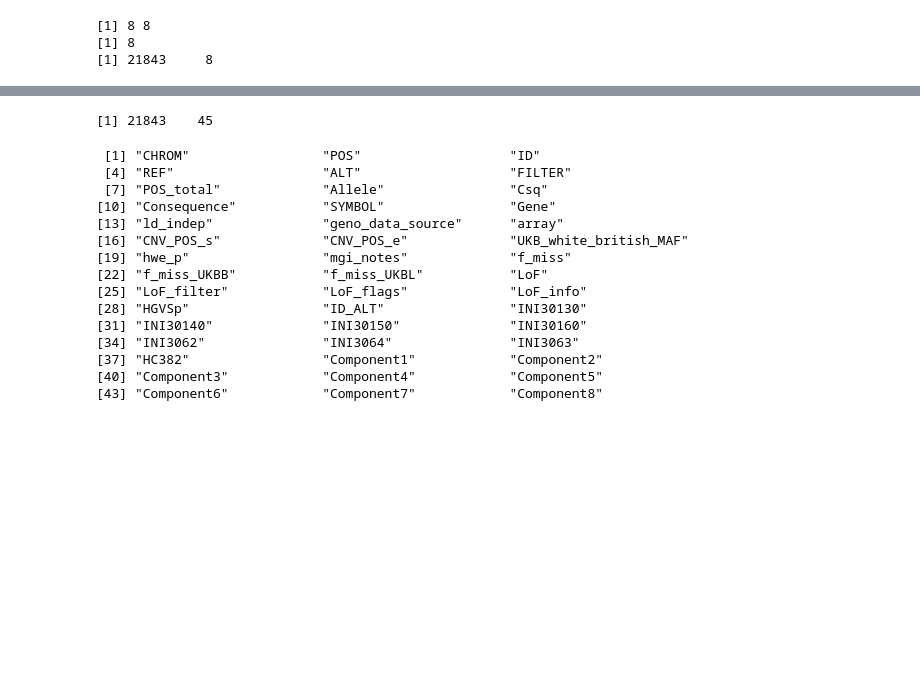
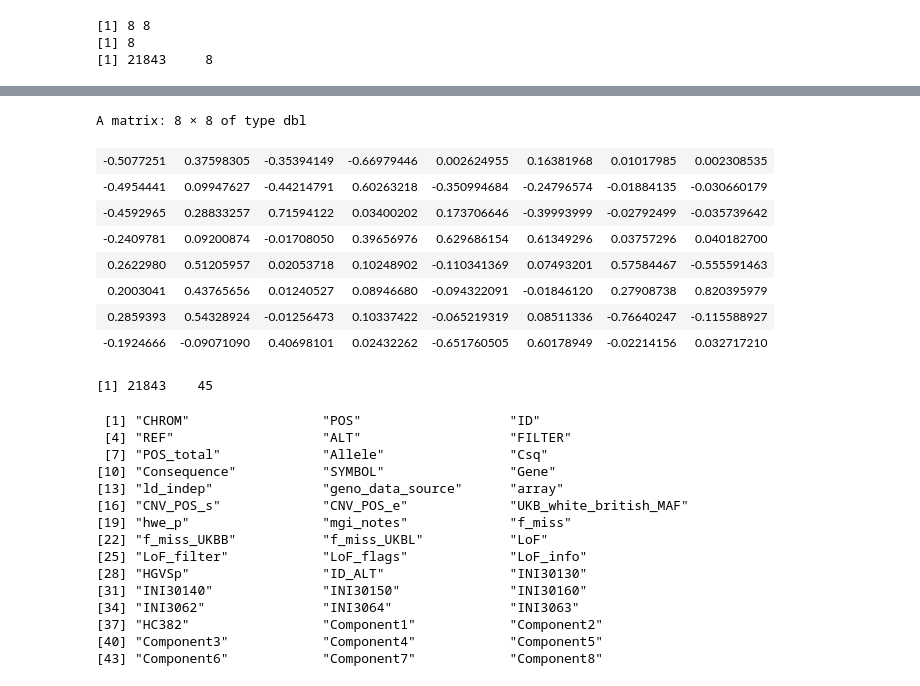
Before and after one commit to rivas-lab/biobank-methods-dev, a Jupyter notebook: notebook/20210422_SRRR/Asthma/1_extract_weights.ipynb, the cells around one changed output, grey strips where cells are left out. Cells and saved outputs as stored; diff of their text form; code cells hidden in the pictures; blank space fills up the shorter version.

```diff
--- a/notebook/20210422_SRRR/Asthma/1_extract_weights.ipynb
+++ b/notebook/20210422_SRRR/Asthma/1_extract_weights.ipynb
@@ -83,3 +83,15 @@ svd_C$v %>% dim() %>% print()
+# %%
+(svd_C$u)
+# %% [output]
+A matrix: 8 × 8 of type dbl
+| -0.5077251 | 0.37598305 | -0.35394149 | -0.66979446 | 0.002624955 | 0.16381968 | 0.01017985 | 0.002308535 |
+| -0.4954441 | 0.09947627 | -0.44214791 | 0.60263218 | -0.350994684 | -0.24796574 | -0.01884135 | -0.030660179 |
+| -0.4592965 | 0.28833257 | 0.71594122 | 0.03400202 | 0.173706646 | -0.39993999 | -0.02792499 | -0.035739642 |
+| -0.2409781 | 0.09200874 | -0.01708050 | 0.39656976 | 0.629686154 | 0.61349296 | 0.03757296 | 0.040182700 |
+| 0.2622980 | 0.51205957 | 0.02053718 | 0.10248902 | -0.110341369 | 0.07493201 | 0.57584467 | -0.555591463 |
+| 0.2003041 | 0.43765656 | 0.01240527 | 0.08946680 | -0.094322091 | -0.01846120 | 0.27908738 | 0.820395979 |
+| 0.2859393 | 0.54328924 | -0.01256473 | 0.10337422 | -0.065219319 | 0.08511336 | -0.76640247 | -0.115588927 |
+| -0.1924666 | -0.09071090 | 0.40698101 | 0.02432262 | -0.651760505 | 0.60178949 | -0.02214156 | 0.032717210 |
 # %%
 svd_C$v -> svd_V
 colnames(svd_V) <- paste0('Component', 1:ncol(svd_V))
```
Also changed, not shown: parts of 5 cells of this notebook, 1 other file.
